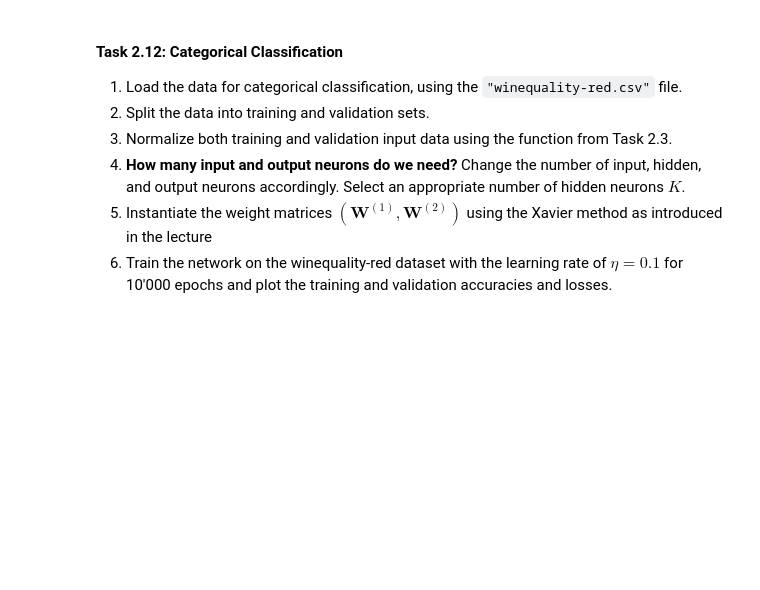
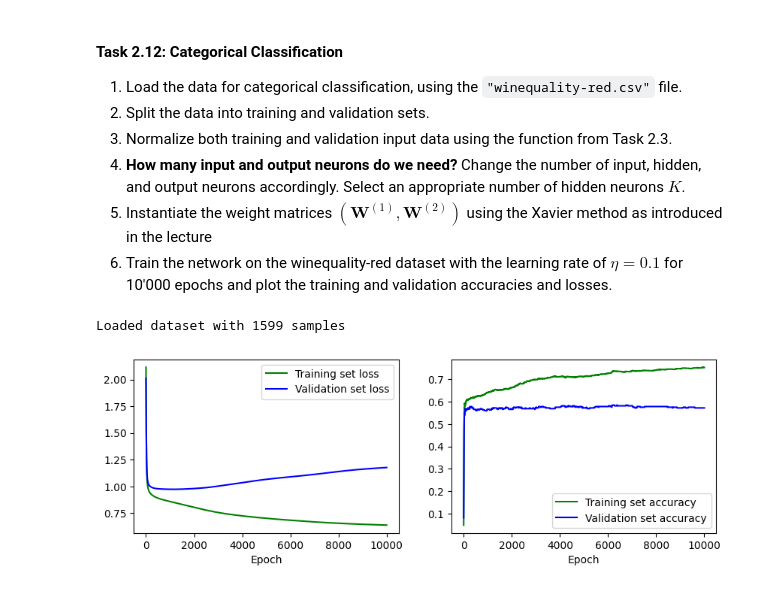
Before and after one commit to bendonick/deep-learn-asgs, a Jupyter notebook: DL-Assignment02.ipynb, the cells around one changed output. Saved outputs shown, nothing was run; the diff lists cells and outputs as text; code cells hidden in the pictures; blank space fills up the shorter version.

```diff
--- a/DL-Assignment02.ipynb
+++ b/DL-Assignment02.ipynb
@@ -656,20 +704,23 @@ plot(...)
 # %%
 
 # load dataset
-X, T = ...
+X, T = dataset("winequality-red.csv", ";")
 # split dataset
-X_train, T_train, X_val, T_val = ...
+X_train, T_train, X_val, T_val = split_training_data(X, T)
 # normalize input data
-X_train, X_val = ...
+X_train, X_val = normalize(X_train, X_val)
 
-K = ...
-D = ...
-O = ...
-W1 = ...
-W2 = ...
+K = 20
+D = X_train.shape[0]
+O = T_train.shape[0]
+W1 = numpy.random.randn(K, D) / numpy.sqrt(D)
+W2 = numpy.random.randn(O, K + 1) / numpy.sqrt(K + 1)
 
 # train network on our data
-results = ...
+results = train(X_train, T_train, X_val, T_val, W1, W2, epochs=10000, eta=0.1, loss_type='cce')
 
 # plot the results
-plot(...)
+plot(*results)
+# %% [output]
+Loaded dataset with 1599 samples
+[figure, added]
```
Also changed, not shown: parts of 13 cells of this notebook, 3 other files.
